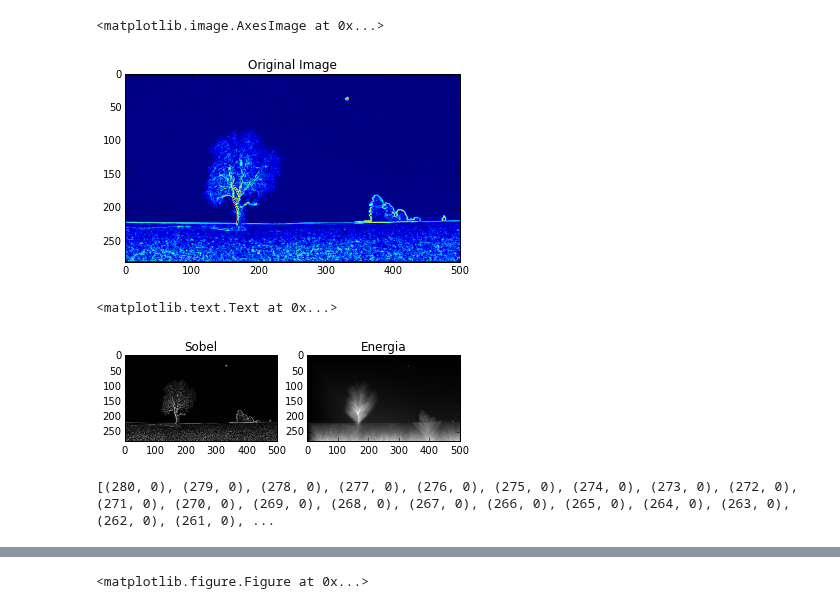
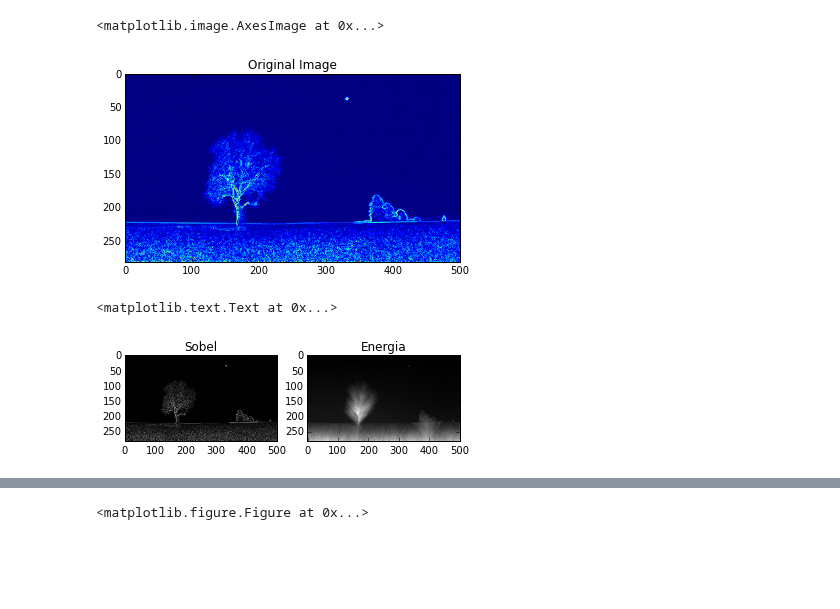
Before and after one commit to cnavas88/Image-Processing, a Jupyter notebook: practica3/Practica3.ipynb, the cells around one changed output, grey strips where cells are left out. Cells and saved outputs as stored; diff of their text form; code cells hidden in the pictures; blank space fills up the shorter version.

```diff
--- a/practica3/Practica3.ipynb
+++ b/practica3/Practica3.ipynb
@@ -3,25 +3,32 @@
 # %%
 from skimage import data, draw,color, data, restoration
 from skimage import transform, util
 from scipy import misc, fftpack, signal
 import numpy as np
 from skimage import filters, color
 from matplotlib import pyplot as plt
 from PIL import Image, ImageDraw, ImageEnhance
 import matplotlib.animation as animation
 from scipy.misc import imresize
 from scipy import ndimage as nd
 
 
 rgb =  plt.imread('countryside.jpg')
 img = color.rgb2gray(rgb)
 img = util.img_as_float(img)
-grad = filters.sobel(color.rgb2gray(img))
+def gradient(img):
+    '''
+    compute image gradient magnitude matrix.
+    '''
+    gx, gy = np.gradient(img)
+    grad = np.sqrt(gx*gx + gy*gy)
+    return grad
+grad = gradient(img)
 plt.title('Original Image')
 plt.imshow(grad)
 # %% [output]
 <matplotlib.image.AxesImage at 0x...>
-[figure, old version]
+[figure, new version]
 # %%
 #normalitzacio d'imatge
 def normalitzar(image):
@@ -57,7 +64,7 @@ plt.imshow(normalitzar(E), cmap="gray" )
 plt.title('Energia')
 # %% [output]
 <matplotlib.text.Text at 0x...>
-[figure, old version]
+[figure, new version]
 # %%
 # El calcul del tall vertical hem de buscar el cami amb cost minim. BACKTRACKING
 # Aquest tall pot ser vertical o horitzontal, es un camí de pixels connectats. En el nostre cas l'apliquem vertical
@@ -68,7 +75,7 @@ def tall_vertical(grad,cost):
     # Anem fins al -1 perque aixi es quedara en el 0, que tambe el necessitem.
     width, height = grad.shape
 
-    min_val = 0.0000001
+    min_val = 1e1000
     path = []
     for y in range(height):
         if cost[width-1,y] < min_val:
@@ -101,9 +108,6 @@ def tall_vertical(grad,cost):
         path.append(pos)
     #print "Reconstruction Complete."
     return path
-print tall_vertical(grad,E)
-# %% [output]
-[(280, 0), (279, 0), (278, 0), (277, 0), (276, 0), (275, 0), (274, 0), (273, 0), (272, 0), (271, 0), (270, 0), (269, 0), (268, 0), (267, 0), (266, 0), (265, 0), (264, 0), (263, 0), (262, 0), (261, 0), ...
 # %%
 def borrar_cami (img, path):
     height, width = img.shape[:2]
```
Also changed, not shown: parts of 1 cell of this notebook.
